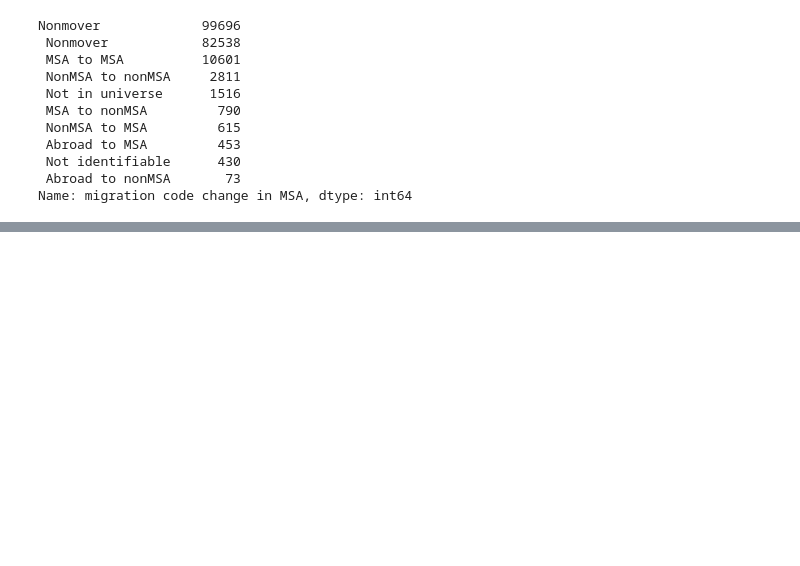
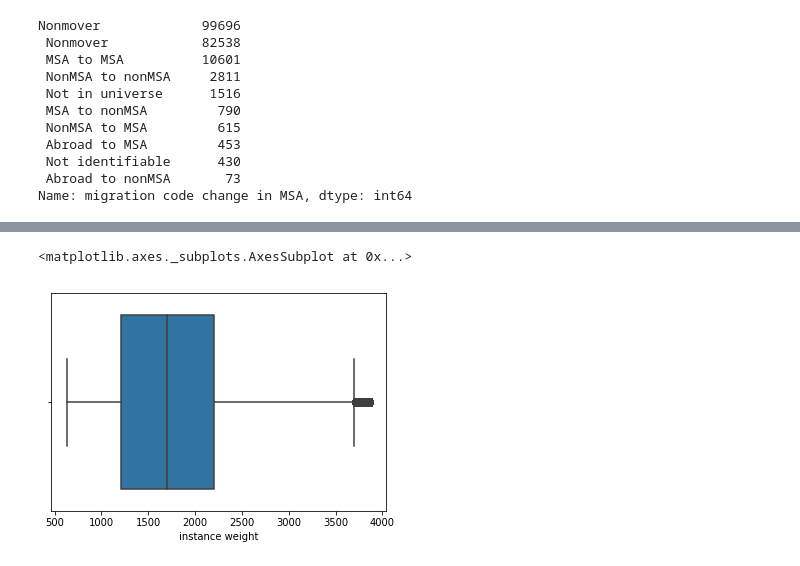
Before and after one commit to amitnayal222/DataScience, a Jupyter notebook: Data cleaning.ipynb, the cells around one changed output, grey strips where cells are left out. Cells and saved outputs as stored; diff of their text form; code cells hidden in the pictures; blank space fills up the shorter version.

```diff
--- a/Data cleaning.ipynb
+++ b/Data cleaning.ipynb
@@ -219,0 +227,6 @@ Name: migration code change in MSA, dtype: int64
+# %%
+# Normal formulae for interquartile range
+Q1 = census['instance weight'].quantile(0.25)
+Q3 = census['instance weight'].quantile(0.75)
+IQR = Q3 - Q1
+print(IQR)
@@ -219,0 +235,7 @@ Name: migration code change in MSA, dtype: int64
+# %%
+limit = 1.5 * IQR
+floor = limit - Q1
+cap = Q3 + limit
+print(floor)
+print(cap)
+census.quantile([1,0.02,0.09,1])
@@ -219,0 +250,7 @@ Name: migration code change in MSA, dtype: int64
+# %%
+census_out = census[(census['instance weight']>=floor)&(census['instance weight']<=cap)]
+# %%
+sns.boxplot(x= census_out['instance weight'])
+# %% [output]
+<matplotlib.axes._subplots.AxesSubplot at 0x...>
+[figure, added]
```
Also changed, not shown: parts of 16 cells of this notebook.
